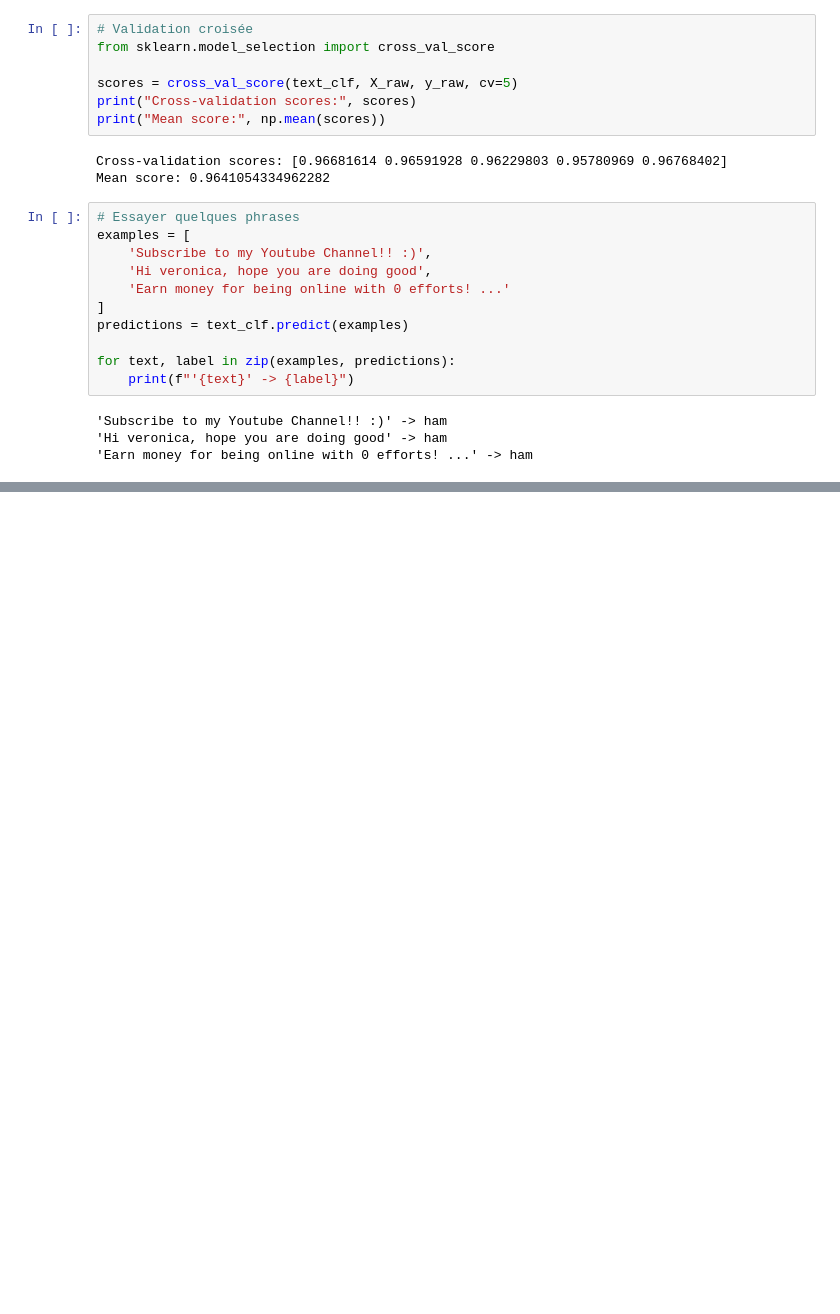
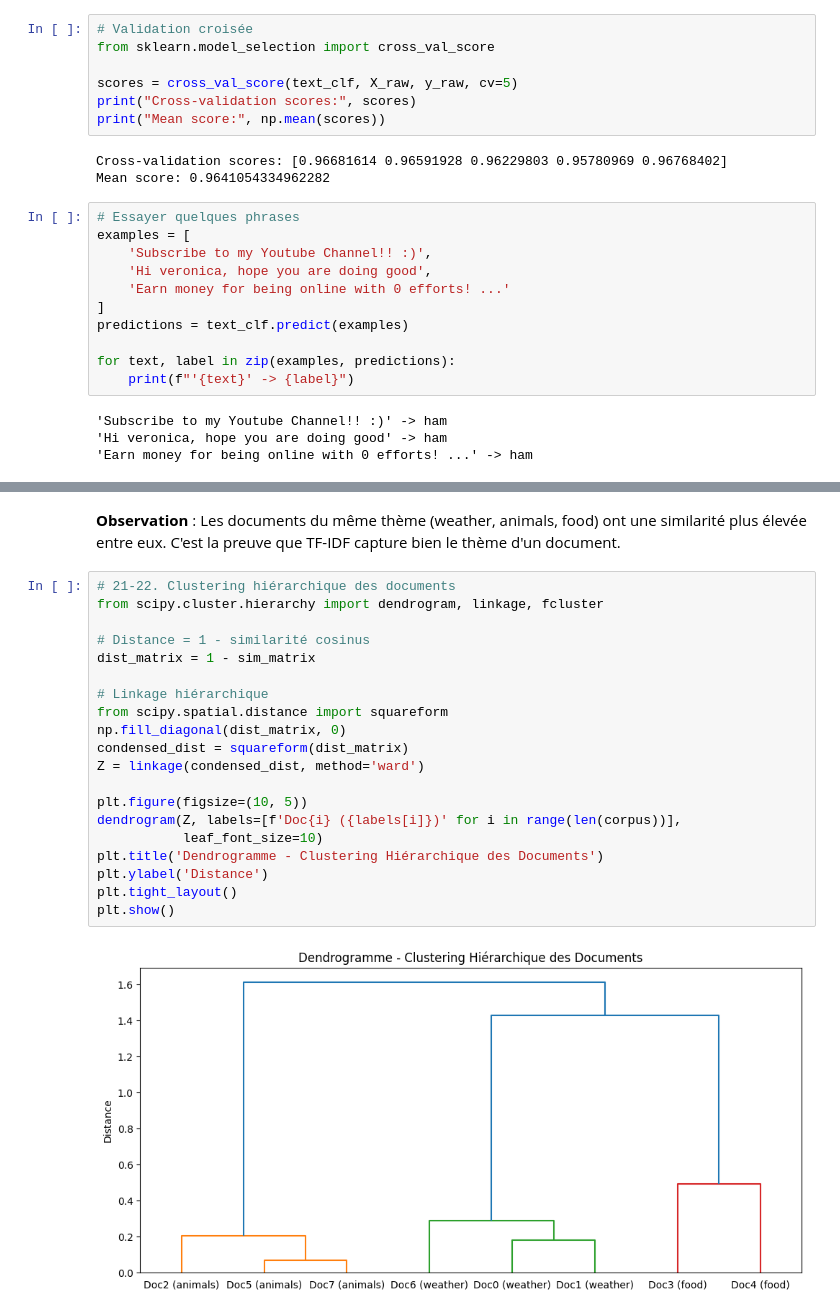
Before and after one commit to Pchambet/NLP-from-scratch-to-BERT, a Jupyter notebook: Solutions/TP2_BOW_TFIDF.ipynb, the cells around one changed output, grey strips where cells are left out. Saved outputs shown, nothing was run; the diff lists cells and outputs as text; blank space fills up the shorter version.

```diff
--- a/Solutions/TP2_BOW_TFIDF.ipynb
+++ b/Solutions/TP2_BOW_TFIDF.ipynb
@@ -188,0 +495,25 @@ for text, label in zip(examples, predictions):
+# %% [markdown]
+**Observation** : Les documents du même thème (weather, animals, food) ont une similarité plus élevée entre eux.
+C'est la preuve que TF-IDF capture bien le thème d'un document.
+# %%
+# 21-22. Clustering hiérarchique des documents
+from scipy.cluster.hierarchy import dendrogram, linkage, fcluster
+
+# Distance = 1 - similarité cosinus
+dist_matrix = 1 - sim_matrix
+
+# Linkage hiérarchique
+from scipy.spatial.distance import squareform
+np.fill_diagonal(dist_matrix, 0)
+condensed_dist = squareform(dist_matrix)
+Z = linkage(condensed_dist, method='ward')
+
+plt.figure(figsize=(10, 5))
+dendrogram(Z, labels=[f'Doc{i} ({labels[i]})' for i in range(len(corpus))],
+           leaf_font_size=10)
+plt.title('Dendrogramme - Clustering Hiérarchique des Documents')
+plt.ylabel('Distance')
+plt.tight_layout()
+plt.show()
+# %% [output]
+[figure, added]
```
Also changed, not shown: parts of 23 cells of this notebook, 12 other files.
